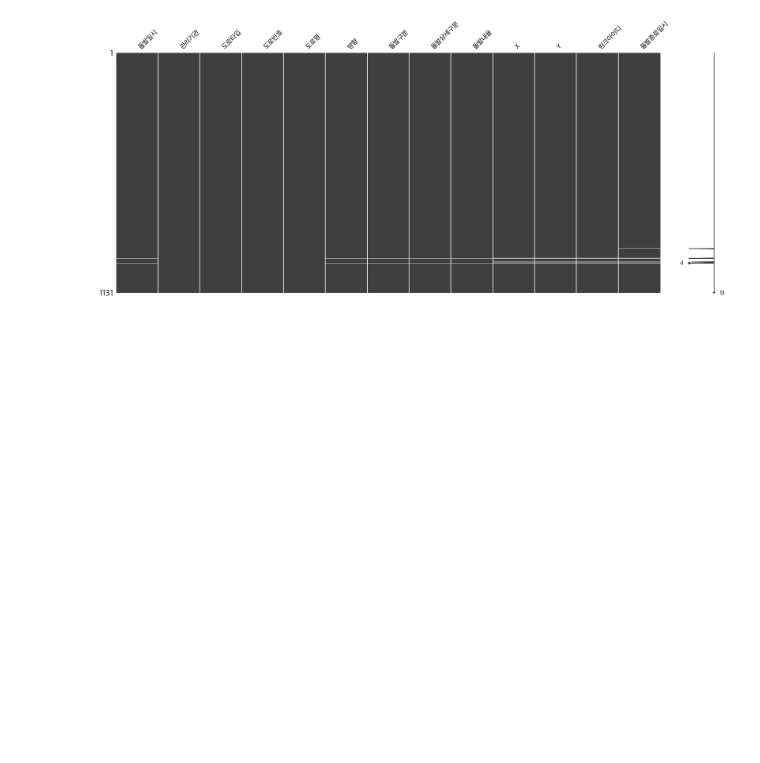
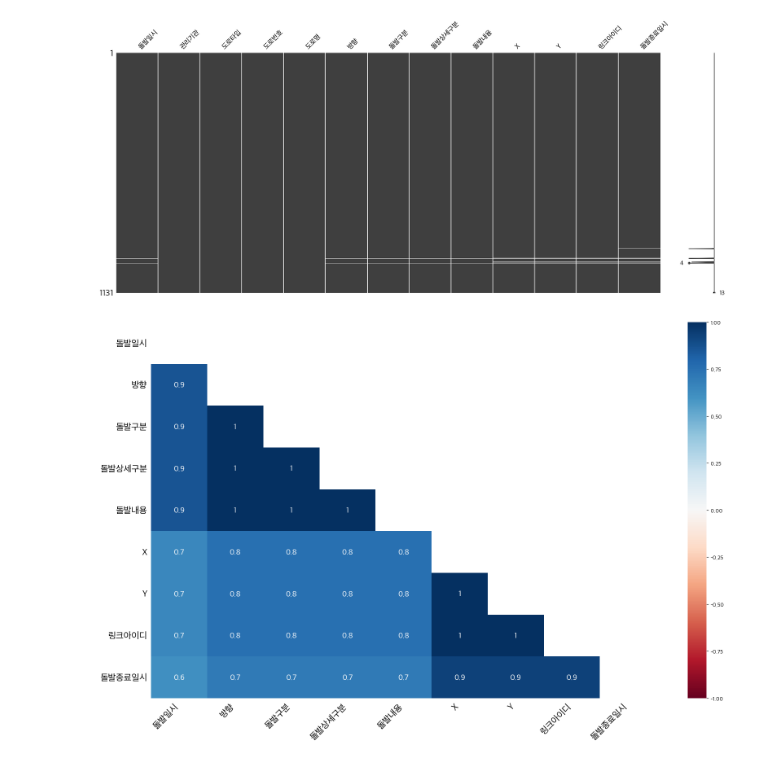
Before and after one commit to danawls/traffic_models, a Jupyter notebook: missing_data/finding/ITS-돌발/check.ipynb, the cells around one changed output. Saved outputs shown, nothing was run; the diff lists cells and outputs as text; code cells hidden in the pictures; blank space fills up the shorter version.

```diff
--- a/missing_data/finding/ITS-돌발/check.ipynb
+++ b/missing_data/finding/ITS-돌발/check.ipynb
@@ -58,3 +58,8 @@ msno.matrix(df)
 plt.show()
 # %% [output]
 [figure]
+# %%
+msno.heatmap(df)
+plt.show()
+# %% [output]
+[figure, added]
```
Also changed, not shown: parts of 3 cells of this notebook, 5 other files.
